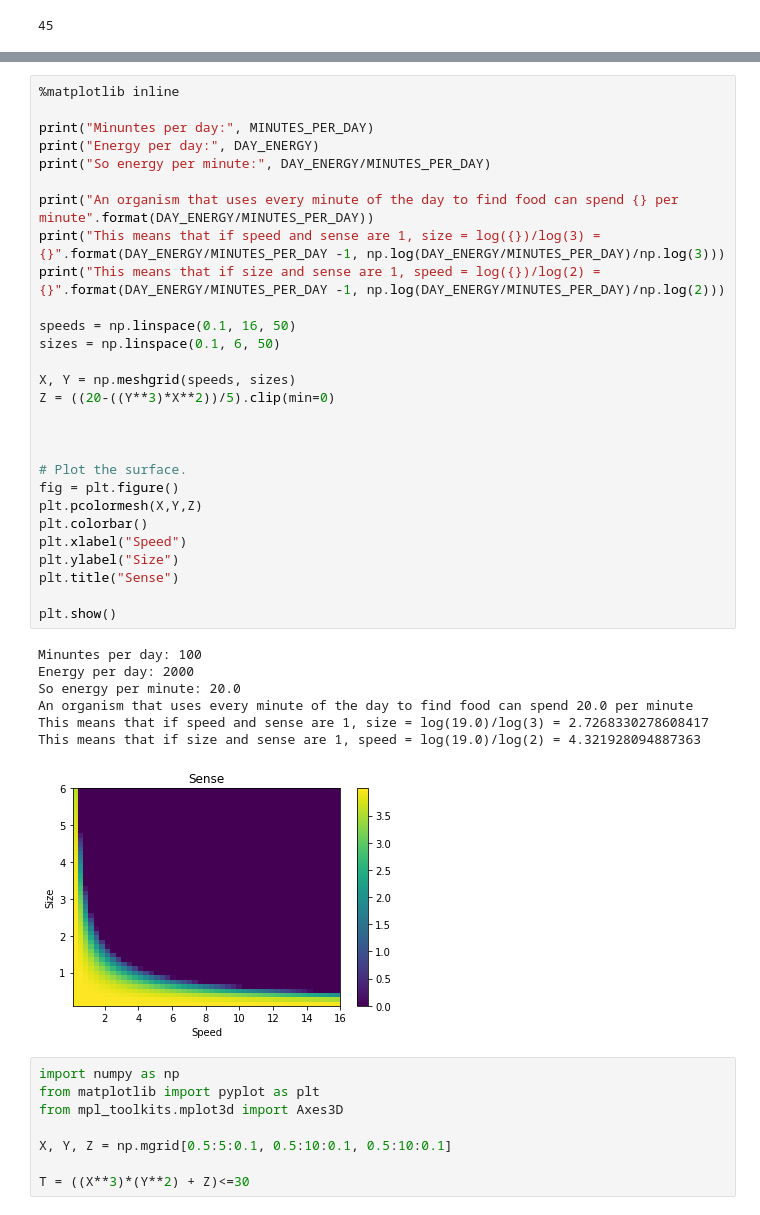
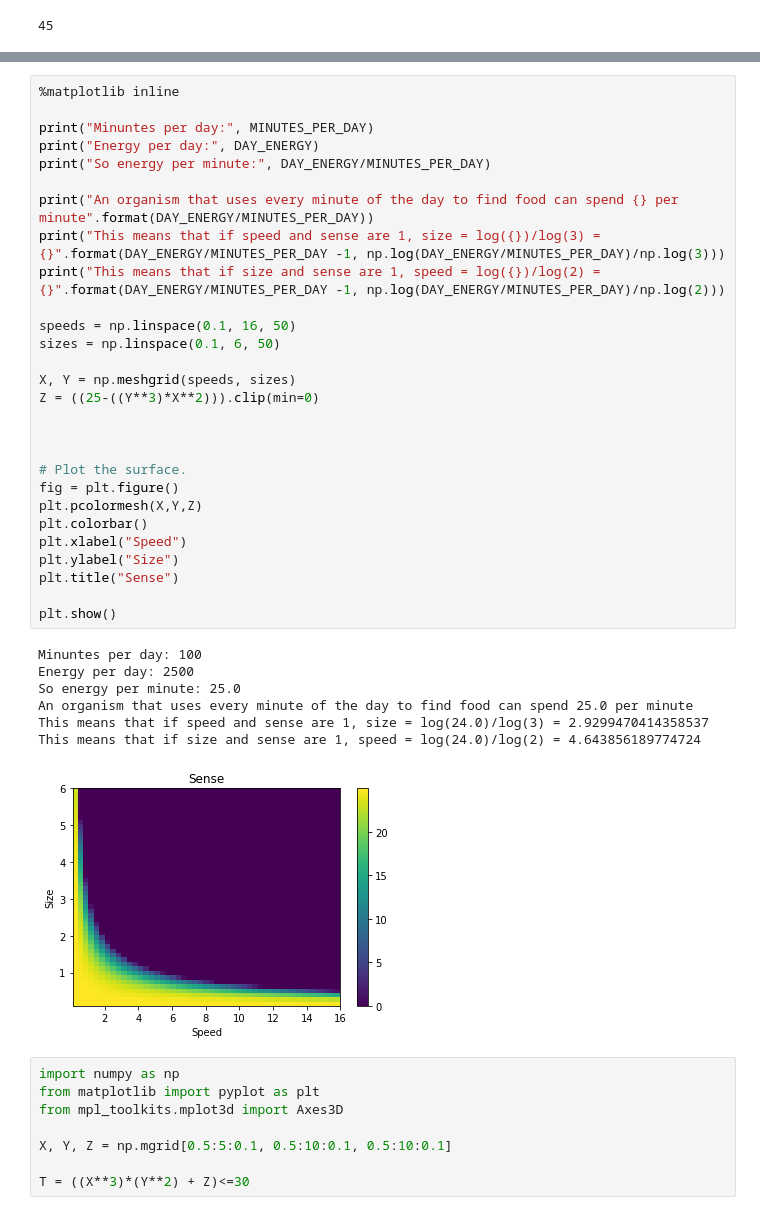
Before and after one commit to hottens/ModelingSimulation, a Jupyter notebook: organisms and simulation.ipynb, the cells around one changed output, grey strips where cells are left out. Drawn from its saved outputs; the diff is of its cells as text.

```diff
--- a/organisms and simulation.ipynb
+++ b/organisms and simulation.ipynb
@@ -534,39 +619,39 @@ IndexError: index 0 is out of bounds for axis 0 with size 0
 # %%
 %matplotlib inline
 
 print("Minuntes per day:", MINUTES_PER_DAY)
 print("Energy per day:", DAY_ENERGY)
 print("So energy per minute:", DAY_ENERGY/MINUTES_PER_DAY)
 
 print("An organism that uses every minute of the day to find food can spend {} per minute".format(DAY_ENERGY/MINUTES_PER_DAY))
 print("This means that if speed and sense are 1, size = log({})/log(3) = {}".format(DAY_ENERGY/MINUTES_PER_DAY -1, np.log(DAY_ENERGY/MINUTES_PER_DAY)/np.log(3)))
 print("This means that if size and sense are 1, speed = log({})/log(2) = {}".format(DAY_ENERGY/MINUTES_PER_DAY -1, np.log(DAY_ENERGY/MINUTES_PER_DAY)/np.log(2)))
 
 speeds = np.linspace(0.1, 16, 50)
 sizes = np.linspace(0.1, 6, 50)
 
 X, Y = np.meshgrid(speeds, sizes)
-Z = ((20-((Y**3)*X**2))/5).clip(min=0)
+Z = ((25-((Y**3)*X**2))).clip(min=0)
 
 
 
 # Plot the surface.
 fig = plt.figure()
 plt.pcolormesh(X,Y,Z)
 plt.colorbar()
 plt.xlabel("Speed")
 plt.ylabel("Size")
 plt.title("Sense")
 
 plt.show()
 # %% [output]
 Minuntes per day: 100
-Energy per day: 2000
-So energy per minute: 20.0
-An organism that uses every minute of the day to find food can spend 20.0 per minute
-This means that if speed and sense are 1, size = log(19.0)/log(3) = 2.7268330278608417
-This means that if size and sense are 1, speed = log(19.0)/log(2) = 4.321928094887363
+Energy per day: 2500
+So energy per minute: 25.0
+An organism that uses every minute of the day to find food can spend 25.0 per minute
+This means that if speed and sense are 1, size = log(24.0)/log(3) = 2.9299470414358537
+This means that if size and sense are 1, speed = log(24.0)/log(2) = 4.643856189774724
-[figure, old version]
+[figure, new version]
 # %%
 import numpy as np
 from matplotlib import pyplot as plt
```
Also changed, not shown: parts of 8 cells of this notebook, 2 other files.
